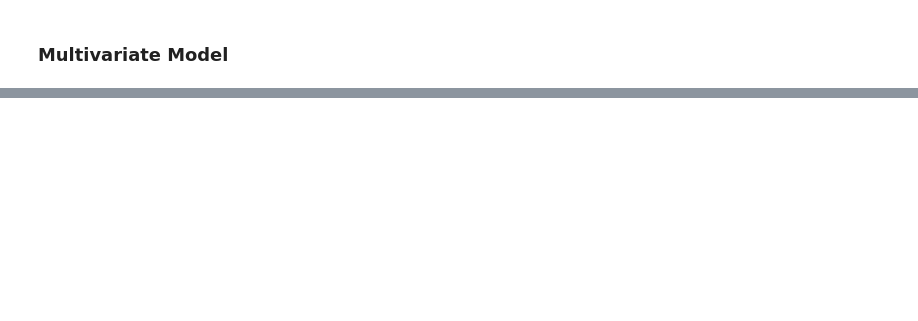
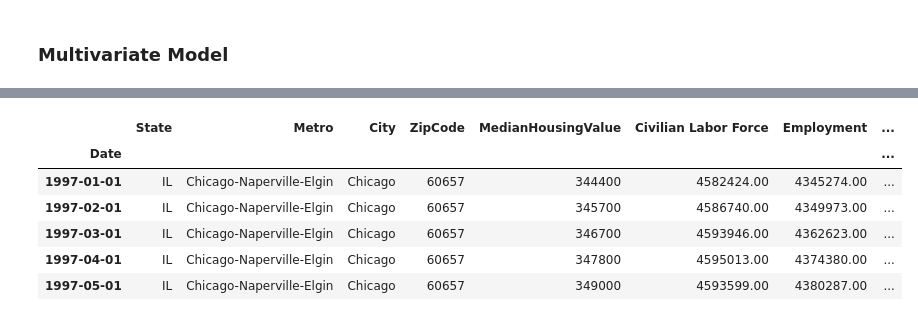
Before and after one commit to bcroarkin2726/IST718_BigDataAnalytics, a Jupyter notebook: HW2/Croarkin_Lab2.ipynb, the cells around one changed output, grey strips where cells are left out. Cells and saved outputs as stored; diff of their text form; code cells hidden in the pictures; blank space fills up the shorter version.

```diff
--- a/HW2/Croarkin_Lab2.ipynb
+++ b/HW2/Croarkin_Lab2.ipynb
@@ -690,0 +743,12 @@ sqrt(np.sum(squared_errors)/len(squared_errors))
+# %%
+#make a new df with 1 zip code for testing
+df_housing_sub = df_housing[df_housing['ZipCode'] == 60657]
+df_housing_sub.head()
+# %% [output]
+|  | State | Metro | City | ZipCode | MedianHousingValue | Civilian Labor Force | Employment | ... |
+| Date |  |  |  |  |  |  |  | ... |
+| 1997-01-01 | IL | Chicago-Naperville-Elgin | Chicago | 60657 | 344400 | 4582424.00 | 4345274.00 | ... |
+| 1997-02-01 | IL | Chicago-Naperville-Elgin | Chicago | 60657 | 345700 | 4586740.00 | 4349973.00 | ... |
+| 1997-03-01 | IL | Chicago-Naperville-Elgin | Chicago | 60657 | 346700 | 4593946.00 | 4362623.00 | ... |
+| 1997-04-01 | IL | Chicago-Naperville-Elgin | Chicago | 60657 | 347800 | 4595013.00 | 4374380.00 | ... |
+| 1997-05-01 | IL | Chicago-Naperville-Elgin | Chicago | 60657 | 349000 | 4593599.00 | 4380287.00 | ... |
```
Also changed, not shown: parts of 50 cells of this notebook, 1 other file.
